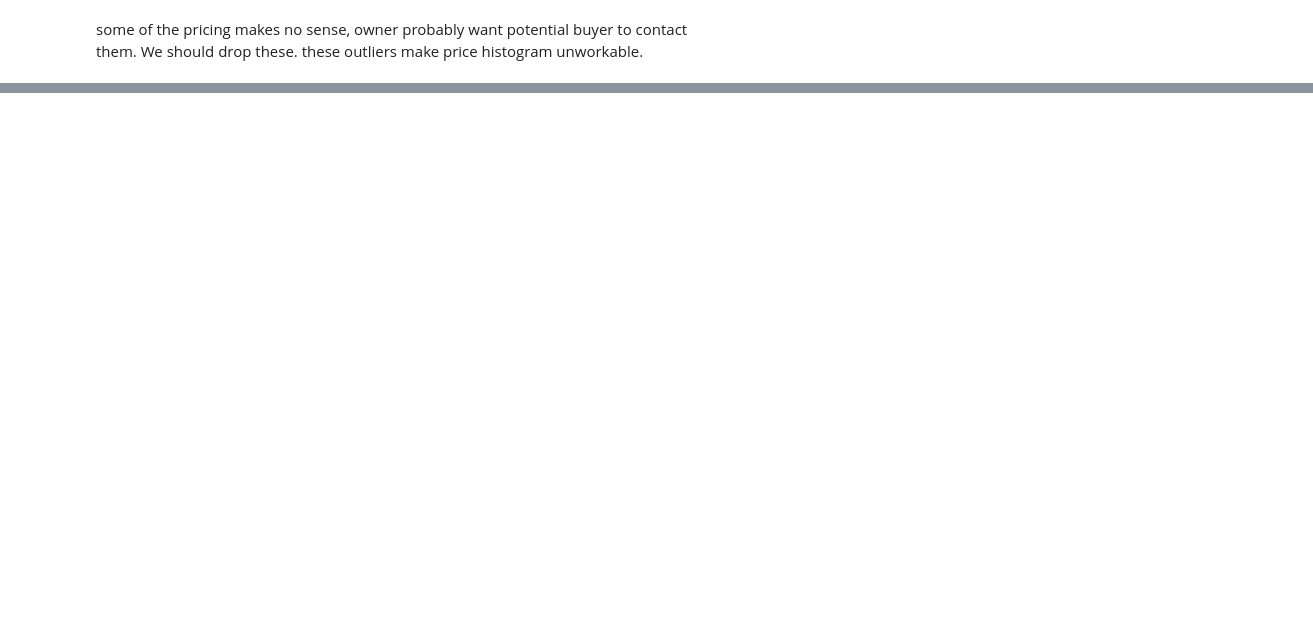
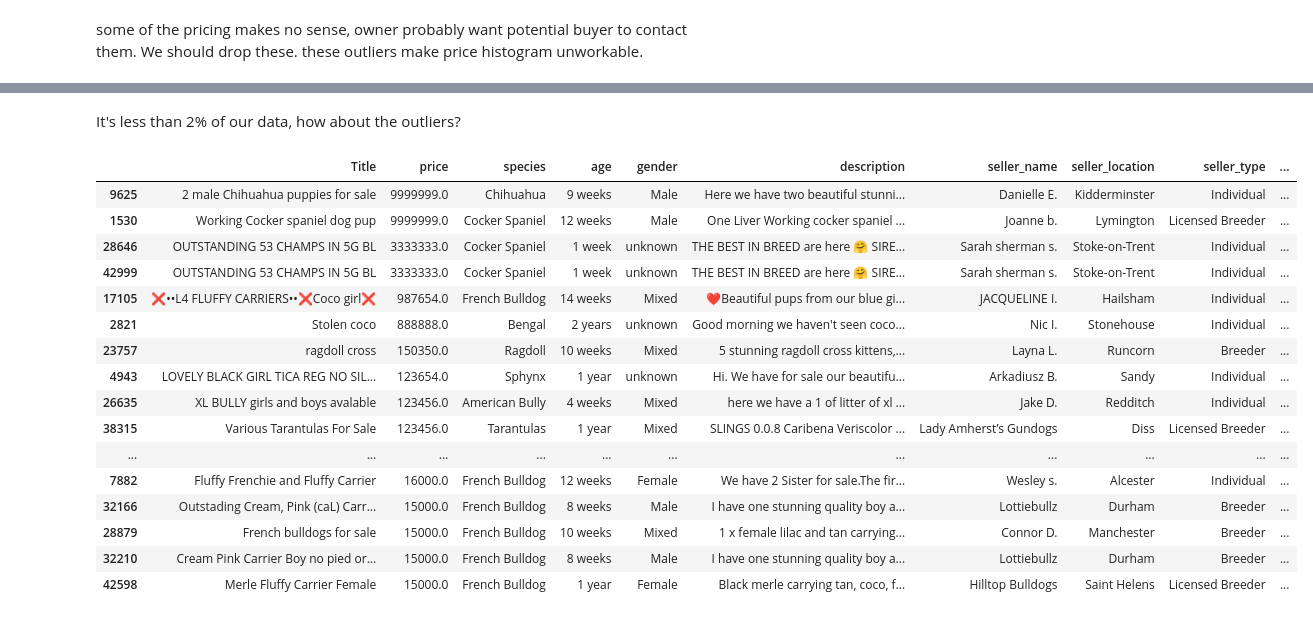
Before and after one commit to Chiuchiyin/Coding-fun, a Jupyter notebook: Pet Sale Price/EDA, data cleaning and modelling.ipynb, the cells around one changed output, grey strips where cells are left out. Cells and saved outputs as stored; diff of their text form; code cells hidden in the pictures; blank space fills up the shorter version.

```diff
--- a/Pet Sale Price/EDA, data cleaning and modelling.ipynb
+++ b/Pet Sale Price/EDA, data cleaning and modelling.ipynb
@@ -250,0 +308,22 @@ KeyError: False
+# %% [markdown]
+It's less than 2% of our data, how about the outliers?
+# %%
+sale.sort_values(by=['price'], ascending=False).head(30)
+# %% [output]
+|  | Title | price | species | age | gender | description | seller_name | seller_location | seller_type | ... |
+| 9625 | 2 male Chihuahua puppies for sale | 9999999.0 | Chihuahua | 9 weeks | Male | Here we have two beautiful stunni... | Danielle E. | Kidderminster | Individual | ... |
+| 1530 | Working Cocker spaniel dog pup | 9999999.0 | Cocker Spaniel | 12 weeks | Male | One Liver Working cocker spaniel ... | Joanne b. | Lymington | Licensed Breeder | ... |
+| 28646 | OUTSTANDING 53 CHAMPS IN 5G BL | 3333333.0 | Cocker Spaniel | 1 week | unknown | THE BEST IN BREED are here 🤗 SIRE... | Sarah sherman s. | Stoke-on-Trent | Individual | ... |
+| 42999 | OUTSTANDING 53 CHAMPS IN 5G BL | 3333333.0 | Cocker Spaniel | 1 week | unknown | THE BEST IN BREED are here 🤗 SIRE... | Sarah sherman s. | Stoke-on-Trent | Individual | ... |
+| 17105 | ❌••L4 FLUFFY CARRIERS••❌Coco girl❌ | 987654.0 | French Bulldog | 14 weeks | Mixed | ❤️Beautiful pups from our blue gi... | JACQUELINE I. | Hailsham | Individual | ... |
+| 2821 | Stolen coco | 888888.0 | Bengal | 2 years | unknown | Good morning we haven't seen coco... | Nic I. | Stonehouse | Individual | ... |
+| 23757 | ragdoll cross | 150350.0 | Ragdoll | 10 weeks | Mixed | 5 stunning ragdoll cross kittens,... | Layna L. | Runcorn | Breeder | ... |
+| 4943 | LOVELY BLACK GIRL TICA REG NO SIL... | 123654.0 | Sphynx | 1 year | unknown | Hi. We have for sale our beautifu... | Arkadiusz B. | Sandy | Individual | ... |
+| 26635 | XL BULLY girls and boys avalable | 123456.0 | American Bully | 4 weeks | Mixed | here we have a 1 of litter of xl ... | Jake D. | Redditch | Individual | ... |
+| 38315 | Various Tarantulas For Sale | 123456.0 | Tarantulas | 1 year | Mixed | SLINGS 0.0.8 Caribena Veriscolor ... | Lady Amherst’s Gundogs | Diss | Licensed Breeder | ... |
+| ... | ... | ... | ... | ... | ... | ... | ... | ... | ... | ... |
+| 7882 | Fluffy Frenchie and Fluffy Carrier | 16000.0 | French Bulldog | 12 weeks | Female | We have 2 Sister for sale.The fir... | Wesley s. | Alcester | Individual | ... |
+| 32166 | Outstading Cream, Pink (caL) Carr... | 15000.0 | French Bulldog | 8 weeks | Male | I have one stunning quality boy a... | Lottiebullz | Durham | Breeder | ... |
+| 28879 | French bulldogs for sale | 15000.0 | French Bulldog | 10 weeks | Mixed | 1 x female lilac and tan carrying... | Connor D. | Manchester | Breeder | ... |
+| 32210 | Cream Pink Carrier Boy no pied or... | 15000.0 | French Bulldog | 8 weeks | Male | I have one stunning quality boy a... | Lottiebullz | Durham | Breeder | ... |
+| 42598 | Merle Fluffy Carrier Female | 15000.0 | French Bulldog | 1 year | Female | Black merle carrying tan, coco, f... | Hilltop Bulldogs | Saint Helens | Licensed Breeder | ... |
```
Also changed, not shown: parts of 36 cells of this notebook, 2 other files.
